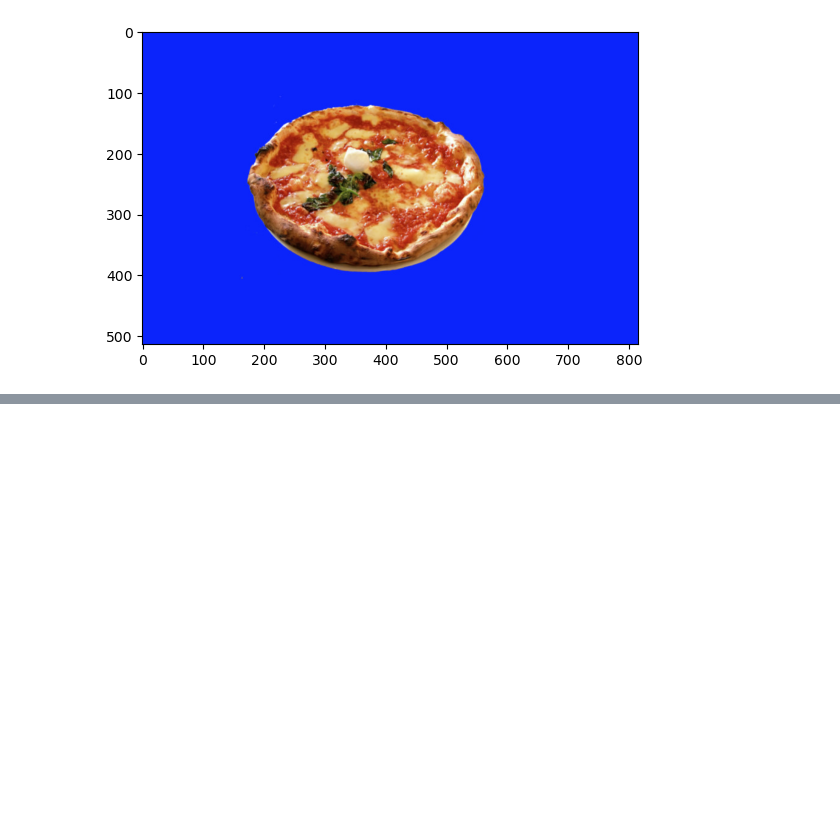
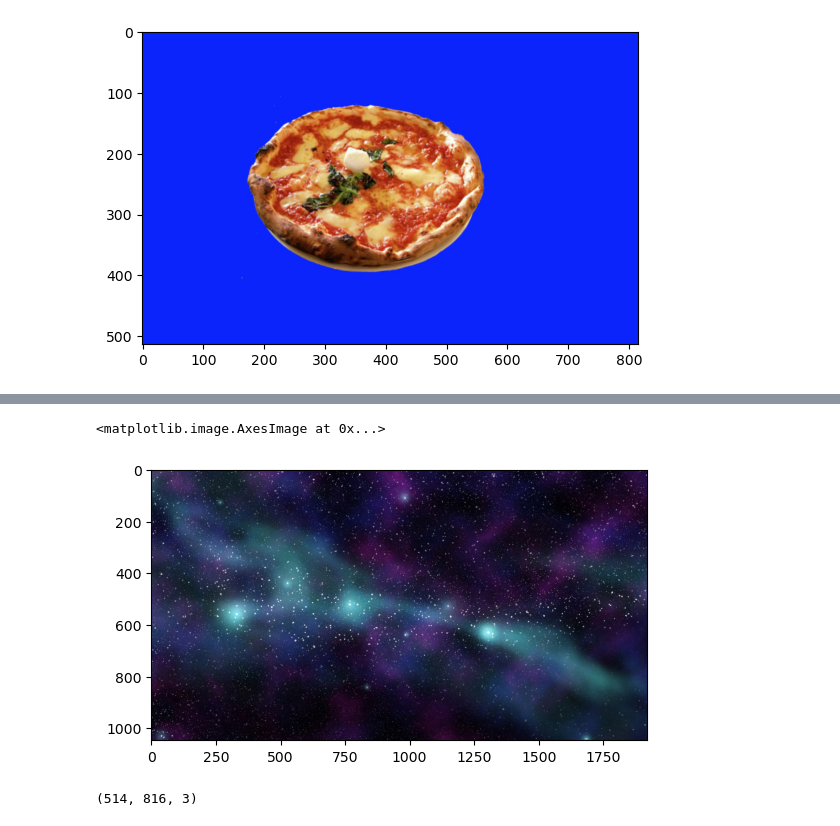
Before and after one commit to iamchenchu/Computer-Vision, a Jupyter notebook: 01_Image_Representation/10_Practice.ipynb, the cells around one changed output, grey strips where cells are left out. Saved outputs shown, nothing was run; the diff lists cells and outputs as text; code cells hidden in the pictures; blank space fills up the shorter version.

```diff
--- a/01_Image_Representation/10_Practice.ipynb
+++ b/01_Image_Representation/10_Practice.ipynb
@@ -155,0 +183,17 @@ plt.imshow(image_copy)
+# %%
+## Mask and add a background image
+background_image = cv2.imread('images/space_background.jpg')
+background_image = cv2.cvtColor(background_image, cv2.COLOR_BGR2RGB)
+
+#show it
+plt.imshow(background_image)
+# %% [output]
+<matplotlib.image.AxesImage at 0x...>
+[figure, added]
+# %%
+# Let's resize as per the image we have to replace with
+
+crop_background = background_image[0:514, 0:816]
+print(crop_background.shape)
+# %% [output]
+(514, 816, 3)
```
Also changed, not shown: parts of 18 cells of this notebook, 3 other files.
